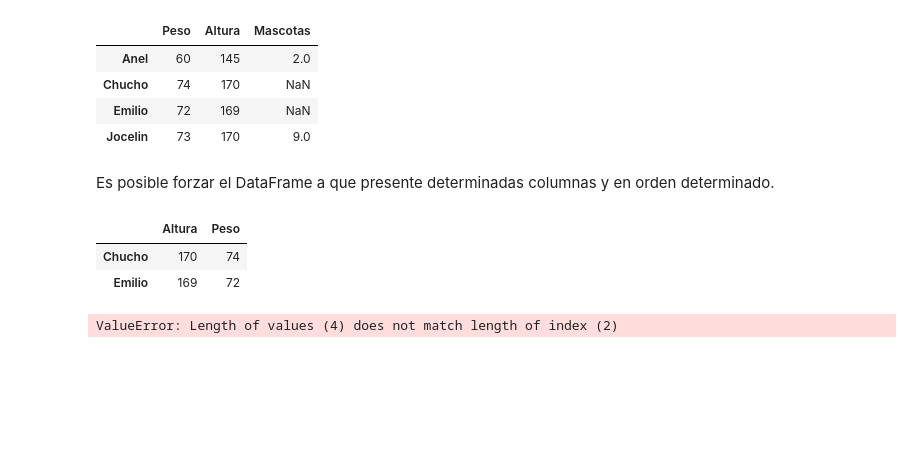
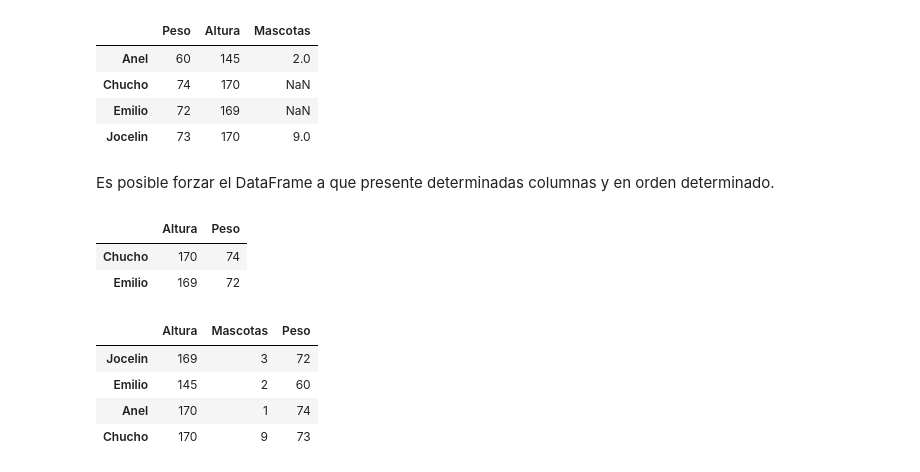
Before and after one commit to TerrazasJr316/email-detector, a Jupyter notebook: 02_Pandas.ipynb, the cells around one changed output. Drawn from its saved outputs; the diff is of its cells as text; code cells hidden in the pictures; blank space fills up the shorter version.

```diff
--- a/02_Pandas.ipynb
+++ b/02_Pandas.ipynb
@@ -215,18 +215,23 @@ df
 # %%
 # Creación de un DataFrame e inicializarlo con una lista de listas de Python.
 # Nota: Deben especificarse las columnas e indices por separado.
 
 valores = [
     [169, 3, 72],
     [145, 2, 60],
     [170, 1, 74],
     [170, 9, 73]
 ]
 
 df = pd.DataFrame(
     valores,
     columns = ["Altura", "Mascotas", "Peso"],
-    index = ["Jocelin", "Emilio" "Anel" "Chucho"]
+    index = ["Jocelin", "Emilio", "Anel", "Chucho"]
 )
+df
 # %% [output]
-ValueError: Length of values (4) does not match length of index (2)
+|  | Altura | Mascotas | Peso |
+| Jocelin | 169 | 3 | 72 |
+| Emilio | 145 | 2 | 60 |
+| Anel | 170 | 1 | 74 |
+| Chucho | 170 | 9 | 73 |
```
